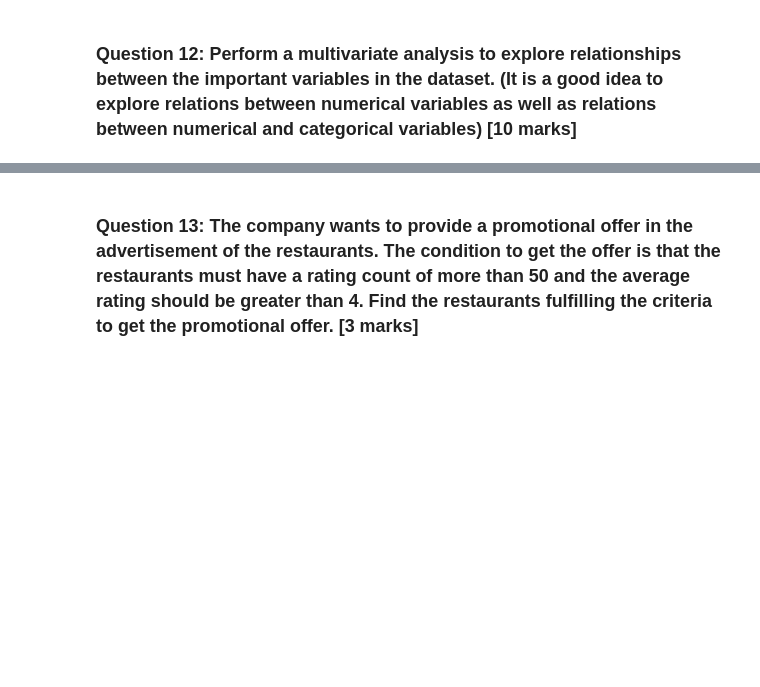
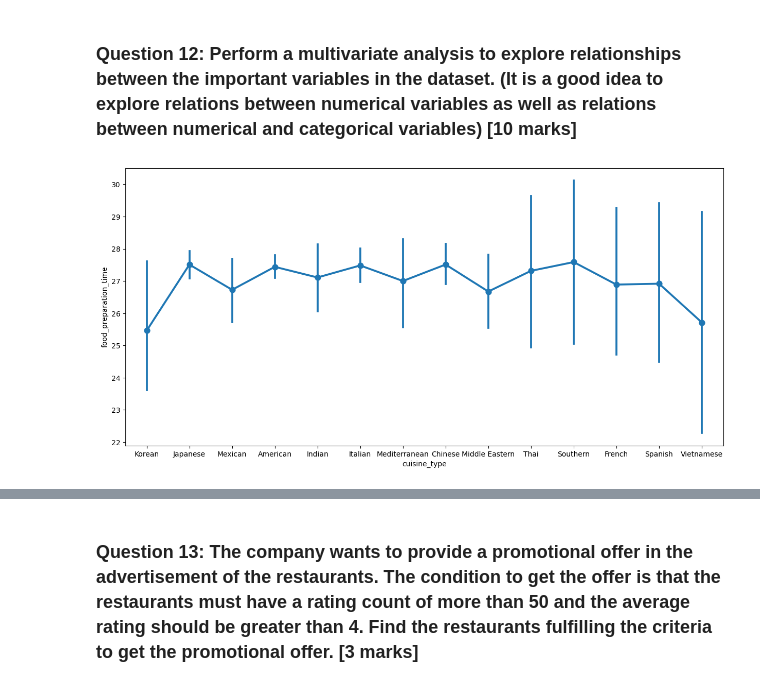
Before and after one commit to dfisher1212/MIT_PE_ADSP, a Jupyter notebook: FDS_Project_LearnerNotebook_FullCode.ipynb, the cells around one changed output, grey strips where cells are left out. Saved outputs shown, nothing was run; the diff lists cells and outputs as text; code cells hidden in the pictures; blank space fills up the shorter version.

```diff
--- a/FDS_Project_LearnerNotebook_FullCode.ipynb
+++ b/FDS_Project_LearnerNotebook_FullCode.ipynb
@@ -327,0 +326,7 @@ dtype: int64
+# %%
+# Cuisine type and food preparation time
+plt.figure(figsize=(15, 7))
+sns.pointplot(x = 'cuisine_type', y = 'food_preparation_time', data = df)
+plt.show()
+# %% [output]
+[figure, added]
```
Also changed, not shown: parts of 10 cells of this notebook.
